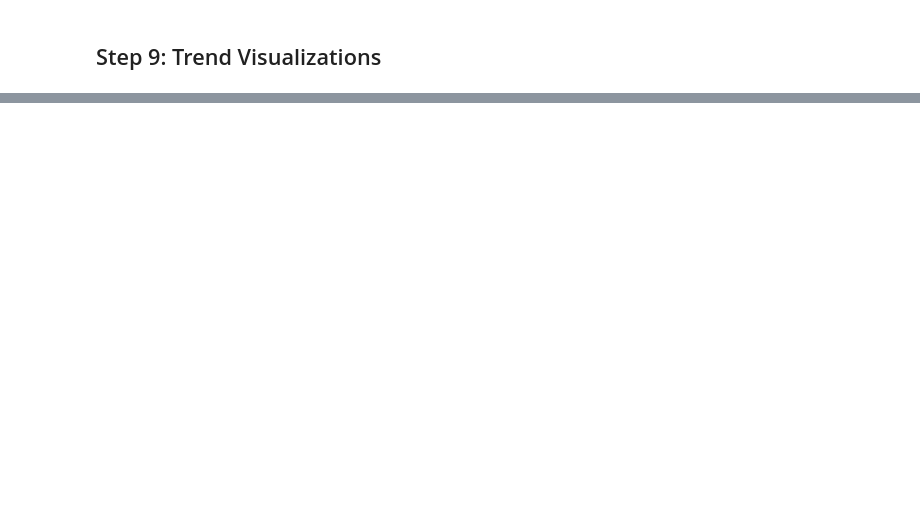
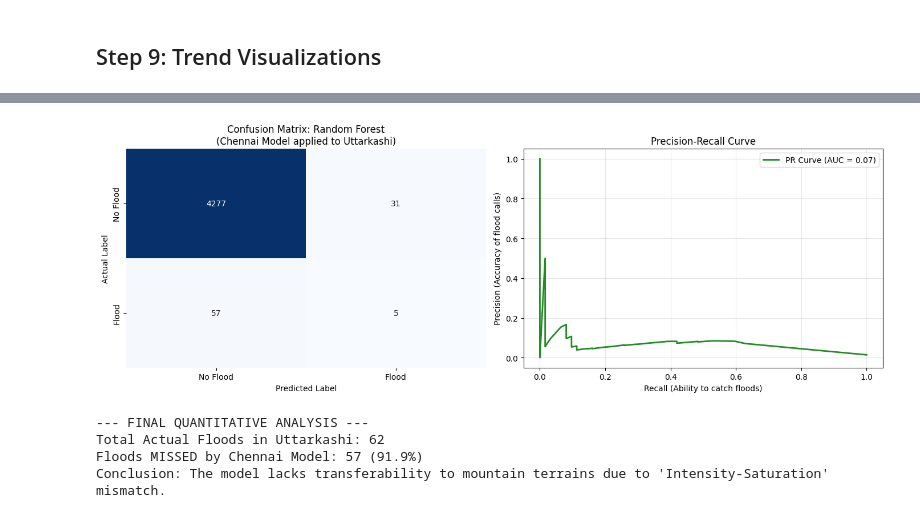
Before and after one commit to shahaarya465/Research-Methodology-6th-Sem, a Jupyter notebook: chennai_uttarkashi.ipynb, the cells around one changed output, grey strips where cells are left out. Drawn from its saved outputs; the diff is of its cells as text; code cells hidden in the pictures; blank space fills up the shorter version.

```diff
--- a/chennai_uttarkashi.ipynb
+++ b/chennai_uttarkashi.ipynb
@@ -202,0 +280,43 @@ Terrain-driven flood mechanisms necessitate highly localized feature engineering
+# %%
+# 1. Plot Professional Confusion Matrix Heatmap
+plt.figure(figsize=(14, 5))
+
+plt.subplot(1, 2, 1)
+cm = confusion_matrix(y_val, rf_model.predict(X_val))
+sns.heatmap(cm, annot=True, fmt='d', cmap='Blues', cbar=False,
+            xticklabels=['No Flood', 'Flood'],
+            yticklabels=['No Flood', 'Flood'])
+plt.title("Confusion Matrix: Random Forest\n(Chennai Model applied to Uttarkashi)")
+plt.xlabel("Predicted Label")
+plt.ylabel("Actual Label")
+
+# 2. Plot Precision-Recall Curve
+# This is better than ROC-AUC for imbalanced flood data
+plt.subplot(1, 2, 2)
+y_probs = rf_model.predict_proba(X_val)[:, 1]
+precision, recall, _ = precision_recall_curve(y_val, y_probs)
+pr_auc = auc(recall, precision)
+
+plt.plot(recall, precision, label=f'PR Curve (AUC = {pr_auc:.2f})', color='forestgreen', lw=2)
+plt.xlabel('Recall (Ability to catch floods)')
+plt.ylabel('Precision (Accuracy of flood calls)')
+plt.title('Precision-Recall Curve')
+plt.legend(loc="upper right")
+plt.grid(alpha=0.3)
+
+plt.tight_layout()
+plt.show()
+# %% [output]
+[figure, added]
+# %%
+print("--- FINAL QUANTITATIVE ANALYSIS ---")
+missed_floods = cm[1,0]
+total_actual_floods = cm[1,0] + cm[1,1]
+print(f"Total Actual Floods in Uttarkashi: {total_actual_floods}")
+print(f"Floods MISSED by Chennai Model: {missed_floods} ({ (missed_floods/total_actual_floods)*100 :.1f}%)")
+print(f"Conclusion: The model lacks transferability to mountain terrains due to 'Intensity-Saturation' mismatch.")
+# %% [output]
+--- FINAL QUANTITATIVE ANALYSIS ---
+Total Actual Floods in Uttarkashi: 62
+Floods MISSED by Chennai Model: 57 (91.9%)
+Conclusion: The model lacks transferability to mountain terrains due to 'Intensity-Saturation' mismatch.
```
Also changed, not shown: parts of 13 cells of this notebook, 6 other files.
